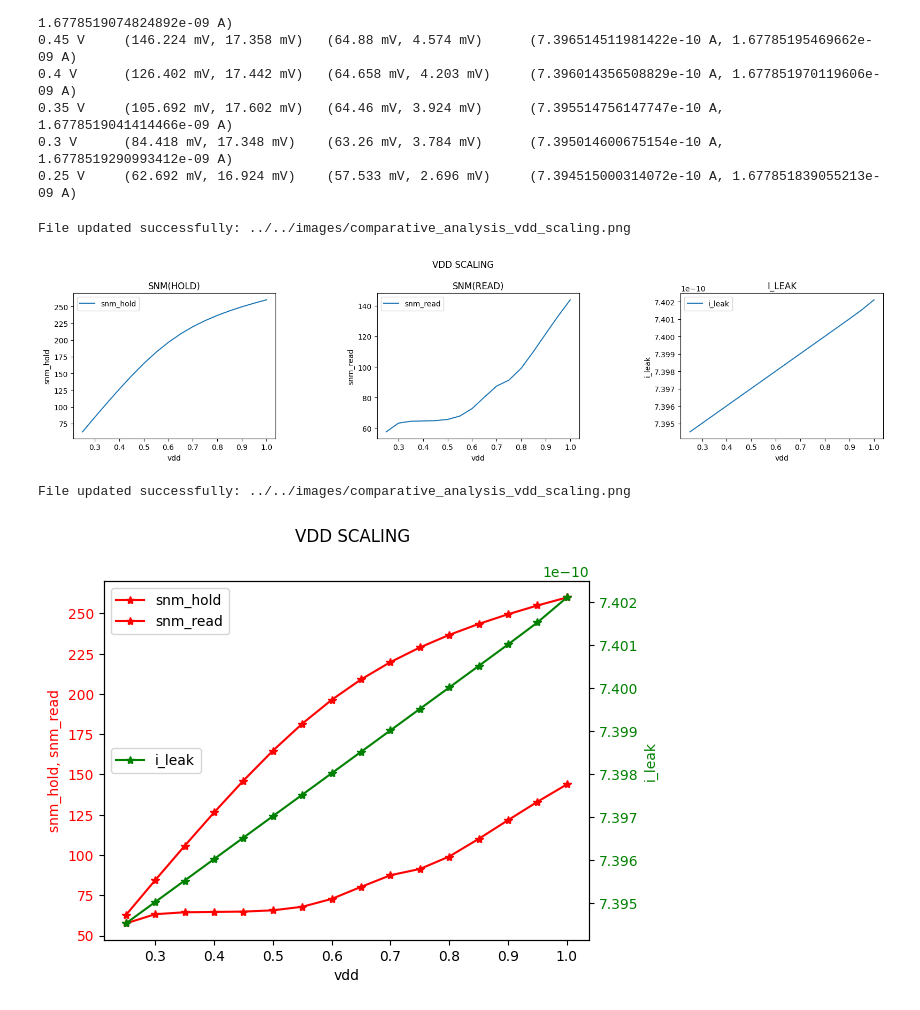
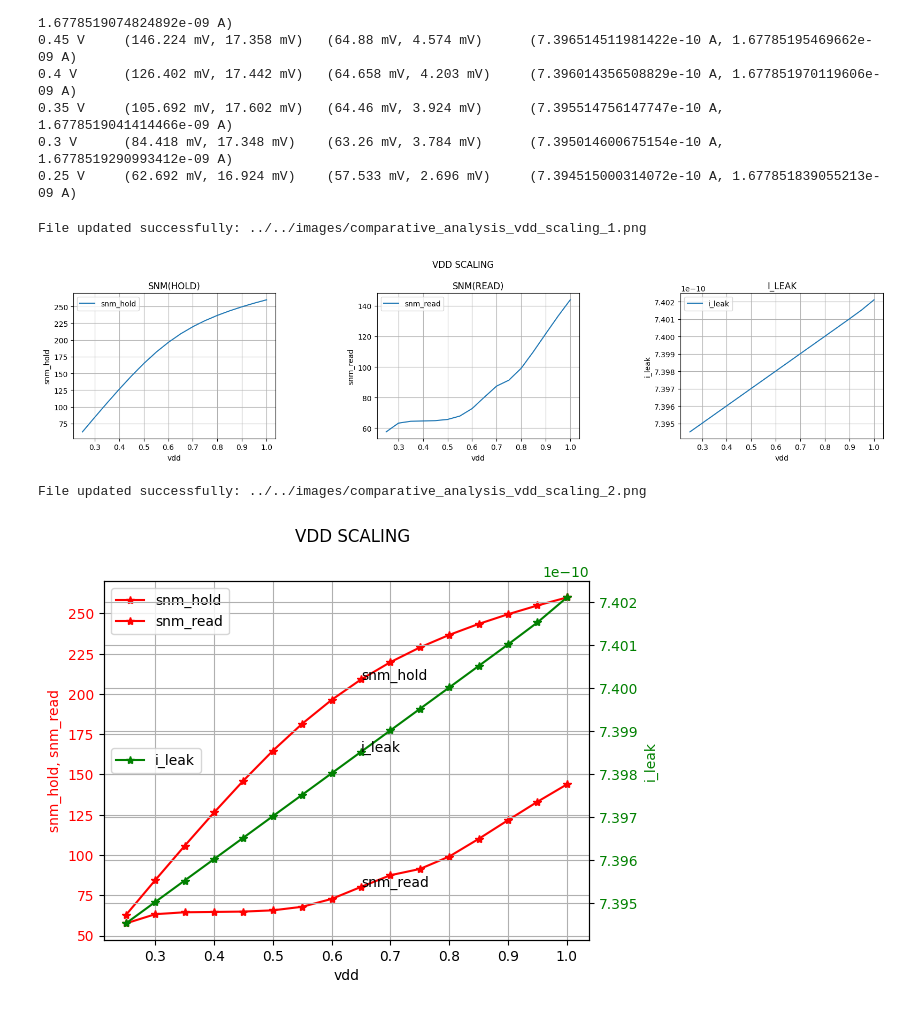
Before and after one commit to gubbriaco/sram-analysis, a Jupyter notebook: python/drv-analysis/drv_analysis.ipynb, the cells around one changed output. Saved outputs shown, nothing was run; the diff lists cells and outputs as text; code cells hidden in the pictures.

Commit message:
label inline comparative plot aggiunto

```diff
--- a/python/drv-analysis/drv_analysis.ipynb
+++ b/python/drv-analysis/drv_analysis.ipynb
@@ -865,47 +865,59 @@ VDD        SNM(HOLD)                 SNM(READ)                 I_LEAK
 # %%
 fig_table_1, axs_table_1 = plt.subplots(1, 3, figsize=(16, 4))
 plt.suptitle("VDD SCALING")
+
 axs_table_1[0].plot(vdd_gaussian_vth_scaled, snm_gaussian_vth_hold_mean)
 axs_table_1[0].set_xlabel("vdd")
 axs_table_1[0].set_ylabel("snm_hold")
 axs_table_1[0].legend(["snm_hold"])
 axs_table_1[0].set_title("SNM(HOLD)")
+axs_table_1[0].grid()
+
 axs_table_1[1].plot(vdd_gaussian_vth_scaled, snm_gaussian_vth_read_mean)
 axs_table_1[1].set_xlabel("vdd")
 axs_table_1[1].set_ylabel("snm_read")
 axs_table_1[1].legend(["snm_read"])
 axs_table_1[1].set_title("SNM(READ)")
+axs_table_1[1].grid()
+
 axs_table_1[2].plot(vdd_gaussian_vth_scaled, i_leak_gaussian_vth_hold_mean)
 axs_table_1[2].set_xlabel("vdd")
 axs_table_1[2].set_ylabel("i_leak")
 axs_table_1[2].legend(["i_leak"])
 axs_table_1[2].set_title("I_LEAK")
+axs_table_1[2].grid()
+
 plt.tight_layout()
 plt.subplots_adjust(wspace=0.5)
-save_image(image_path=os.path.join(images, "comparative_analysis_vdd_scaling.png"), plt=plt)
+save_image(image_path=os.path.join(images, "comparative_analysis_vdd_scaling_1.png"), plt=plt)
 plt.show()
 # %% [output]
-File updated successfully: ../../images/comparative_analysis_vdd_scaling.png
+File updated successfully: ../../images/comparative_analysis_vdd_scaling_1.png
 [figure]
 # %%
 fig_table_2, axs_table_2_1 = plt.subplots(1, 1)
 plt.suptitle("VDD SCALING")
-axs_table_2_1.plot(vdd_gaussian_vth_scaled, snm_gaussian_vth_hold_mean, '-*',color='red')
-axs_table_2_1.plot(vdd_gaussian_vth_scaled, snm_gaussian_vth_read_mean, '-*',color='red')
+axs_table_2_1.plot(vdd_gaussian_vth_scaled, snm_gaussian_vth_hold_mean, '-*', label='snm_hold', color='red')
+axs_table_2_1.text(vdd_gaussian_vth_scaled[7], snm_gaussian_vth_hold_mean[7], 'snm_hold')
+axs_table_2_1.plot(vdd_gaussian_vth_scaled, snm_gaussian_vth_read_mean, '-*', label='snm_read', color='red')
+axs_table_2_1.text(vdd_gaussian_vth_scaled[7], snm_gaussian_vth_read_mean[7], 'snm_read')
 axs_table_2_1.set_xlabel("vdd")
 axs_table_2_1.set_ylabel("snm_hold, snm_read", color='red')
 axs_table_2_1.tick_params(axis='y', labelcolor='red')
 axs_table_2_1.legend(["snm_hold", "snm_read"], loc='upper left')
+axs_table_2_1.grid()
 
 axs_table_2_2 = axs_table_2_1.twinx()
-axs_table_2_2.plot(vdd_gaussian_vth_scaled, i_leak_gaussian_vth_hold_mean, '-*',color='green')
+axs_table_2_2.plot(vdd_gaussian_vth_scaled, i_leak_gaussian_vth_hold_mean, '-*', label='i_leak', color='green')
+axs_table_2_2.text(vdd_gaussian_vth_scaled[7], i_leak_gaussian_vth_hold_mean[7], 'i_leak')
 axs_table_2_2.set_ylabel("i_leak", color='green')
 axs_table_2_2.tick_params(axis='y', labelcolor='green')
 axs_table_2_2.legend(["i_leak"], loc='center left')
+axs_table_2_2.grid()
 
 fig_table_2.tight_layout()
-save_image(image_path=os.path.join(images, "comparative_analysis_vdd_scaling.png"), plt=plt)
+save_image(image_path=os.path.join(images, "comparative_analysis_vdd_scaling_2.png"), plt=plt)
 plt.show()
 # %% [output]
-File updated successfully: ../../images/comparative_analysis_vdd_scaling.png
+File updated successfully: ../../images/comparative_analysis_vdd_scaling_2.png
-[figure, old version]
+[figure, new version]
```
Also changed, not shown: 3 other files.
